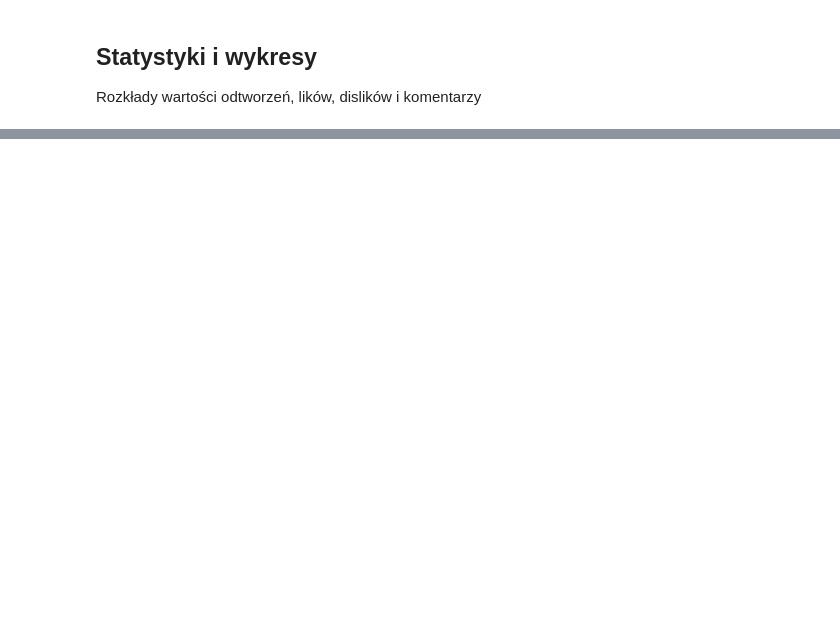
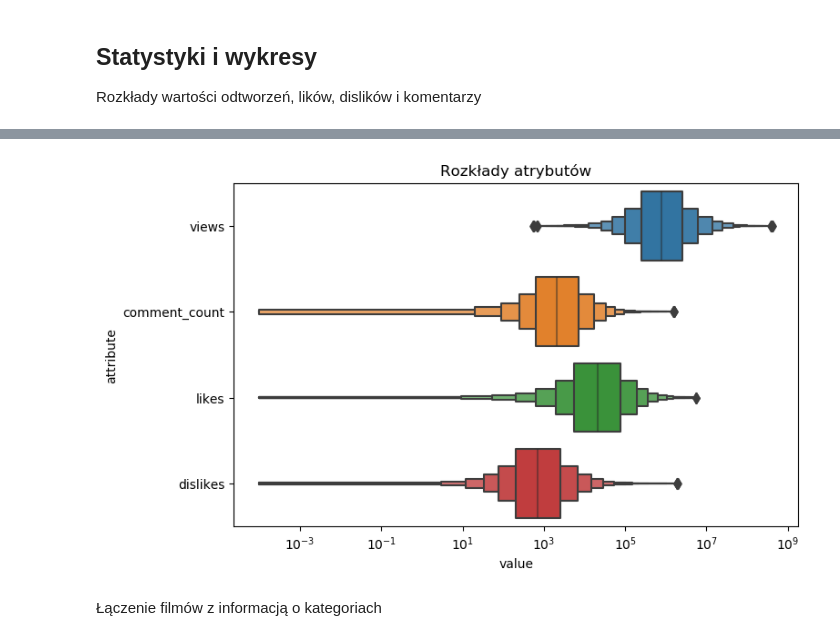
Before and after one commit to AxolotlOfConflagration/yt_trending_videos, a Jupyter notebook: checkpoint1.ipynb, the cells around one changed output, grey strips where cells are left out. Drawn from its saved outputs; the diff is of its cells as text; code cells hidden in the pictures; blank space fills up the shorter version.

```diff
--- a/checkpoint1.ipynb
+++ b/checkpoint1.ipynb
@@ -230,0 +167,9 @@ for p in ax.patches:
+# %%
+fig, ax = plt.subplots(figsize=(8,5), dpi=100)
+g = sns.boxenplot(data=plot_df.melt(var_name='attribute'), x='value', y='attribute')
+g.set(xscale='log', title="Rozkłady atrybutów")
+plt.show()
+# %% [output]
+[figure, added]
+# %% [markdown]
+Łączenie filmów z informacją o kategoriach
```
Also changed, not shown: parts of 85 cells of this notebook, 1 other file.
